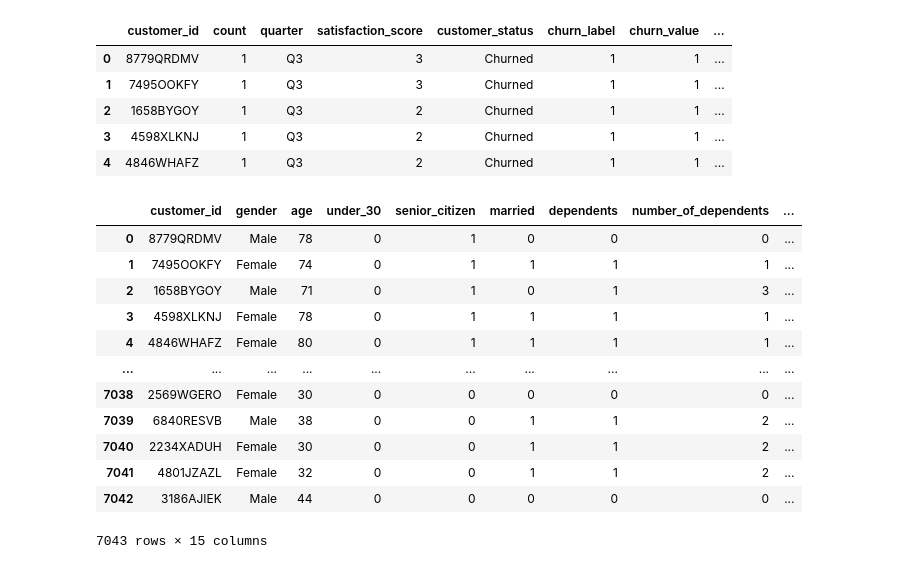
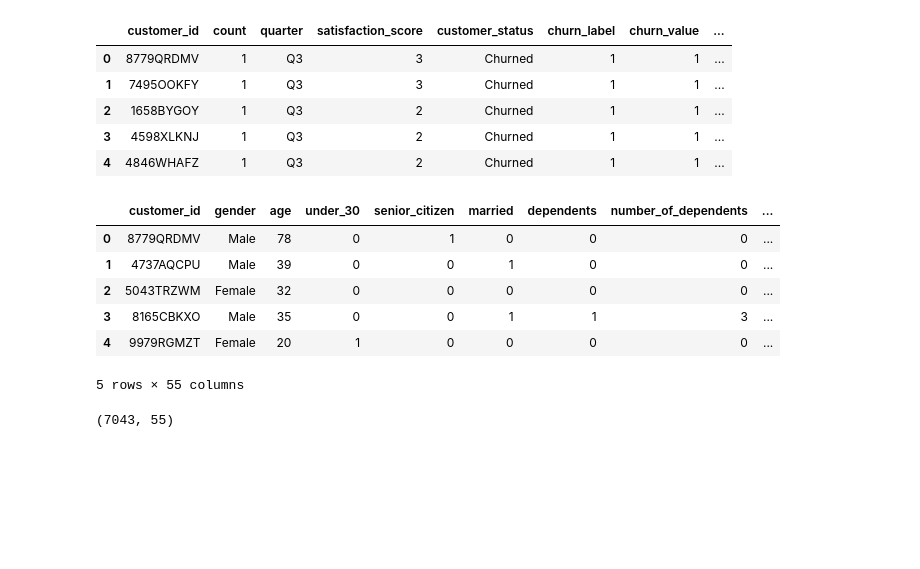
Before and after one commit to MahendraC17/Causal-AI---Customer-Churn, a Jupyter notebook: data_clean_transform.ipynb, the cells around one changed output. Drawn from its saved outputs; the diff is of its cells as text; code cells hidden in the pictures; blank space fills up the shorter version.

```diff
--- a/data_clean_transform.ipynb
+++ b/data_clean_transform.ipynb
@@ -166,0 +158,3 @@ df_pop.head()
+# %%
+df_pop.drop(['id'], axis = 1, inplace=True)
+df_pop.head()
@@ -185,20 +186,22 @@ df_sts.head()
 | 2 | 1658BYGOY | 1 | Q3 | 2 | Churned | 1 | 1 | ... |
 | 3 | 4598XLKNJ | 1 | Q3 | 2 | Churned | 1 | 1 | ... |
 | 4 | 4846WHAFZ | 1 | Q3 | 2 | Churned | 1 | 1 | ... |
-# %%
-df_dem_loc = pd.merge( df_dem, df_loc, on = 'customer_id')
-df_dem_loc
-# %% [output]
-|  | customer_id | gender | age | under_30 | senior_citizen | married | dependents | number_of_dependents | ... |
-| 0 | 8779QRDMV | Male | 78 | 0 | 1 | 0 | 0 | 0 | ... |
-| 1 | 7495OOKFY | Female | 74 | 0 | 1 | 1 | 1 | 1 | ... |
-| 2 | 1658BYGOY | Male | 71 | 0 | 1 | 0 | 1 | 3 | ... |
-| 3 | 4598XLKNJ | Female | 78 | 0 | 1 | 1 | 1 | 1 | ... |
-| 4 | 4846WHAFZ | Female | 80 | 0 | 1 | 1 | 1 | 1 | ... |
-| ... | ... | ... | ... | ... | ... | ... | ... | ... | ... |
-| 7038 | 2569WGERO | Female | 30 | 0 | 0 | 0 | 0 | 0 | ... |
-| 7039 | 6840RESVB | Male | 38 | 0 | 0 | 1 | 1 | 2 | ... |
-| 7040 | 2234XADUH | Female | 30 | 0 | 0 | 1 | 1 | 2 | ... |
-| 7041 | 4801JZAZL | Female | 32 | 0 | 0 | 1 | 1 | 2 | ... |
-| 7042 | 3186AJIEK | Male | 44 | 0 | 0 | 0 | 0 | 0 | ... |
-7043 rows × 15 columns
+# %%
+df_dem_loc = pd.merge( df_dem, df_loc, on = 'customer_id')
+df_dem_loc_pop = pd.merge(df_dem_loc, df_pop, on = 'zip_code')
+df_dem_loc_pop_ser = pd.merge(df_dem_loc_pop, df_ser, on = 'customer_id')
+df_dem_loc_pop_ser_sts = pd.merge(df_dem_loc_pop_ser, df_sts, on = 'customer_id')
+df_dem_loc_pop_ser_sts.head()
+# %% [output]
+|  | customer_id | gender | age | under_30 | senior_citizen | married | dependents | number_of_dependents | ... |
+| 0 | 8779QRDMV | Male | 78 | 0 | 1 | 0 | 0 | 0 | ... |
+| 1 | 4737AQCPU | Male | 39 | 0 | 0 | 1 | 0 | 0 | ... |
+| 2 | 5043TRZWM | Female | 32 | 0 | 0 | 0 | 0 | 0 | ... |
+| 3 | 8165CBKXO | Male | 35 | 0 | 0 | 1 | 1 | 3 | ... |
+| 4 | 9979RGMZT | Female | 20 | 1 | 0 | 0 | 0 | 0 | ... |
+5 rows × 55 columns
+# %%
+df = df_dem_loc_pop_ser_sts
+df.shape
+# %% [output]
+(7043, 55)
```
Also changed, not shown: parts of 3 cells of this notebook.
